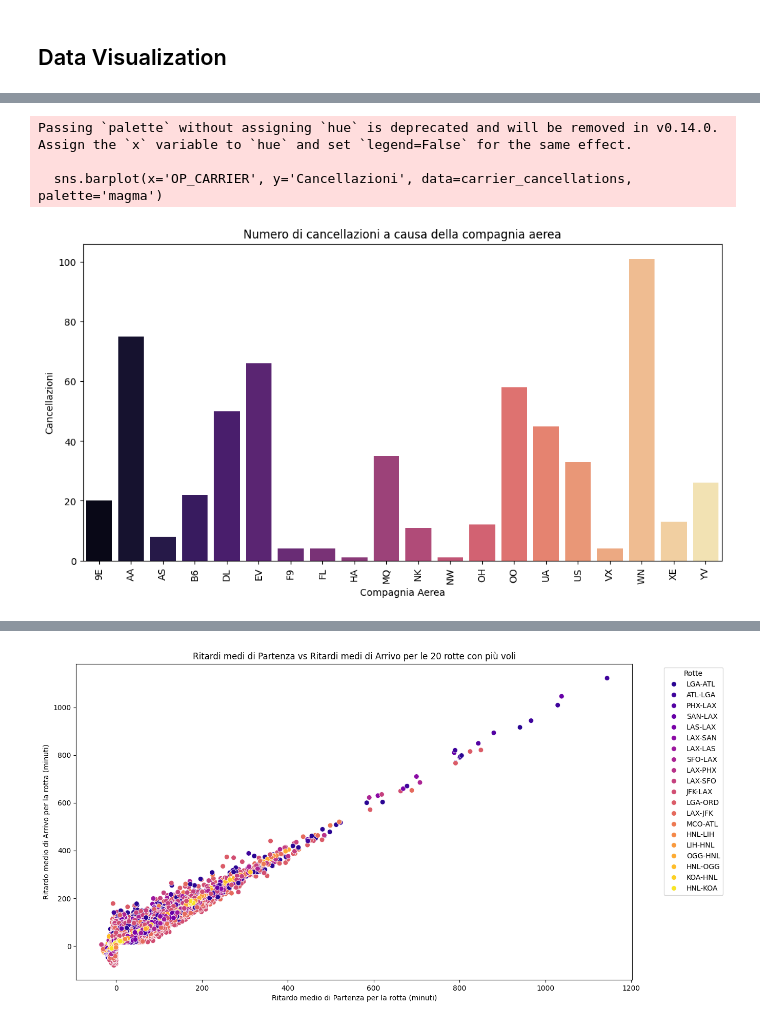
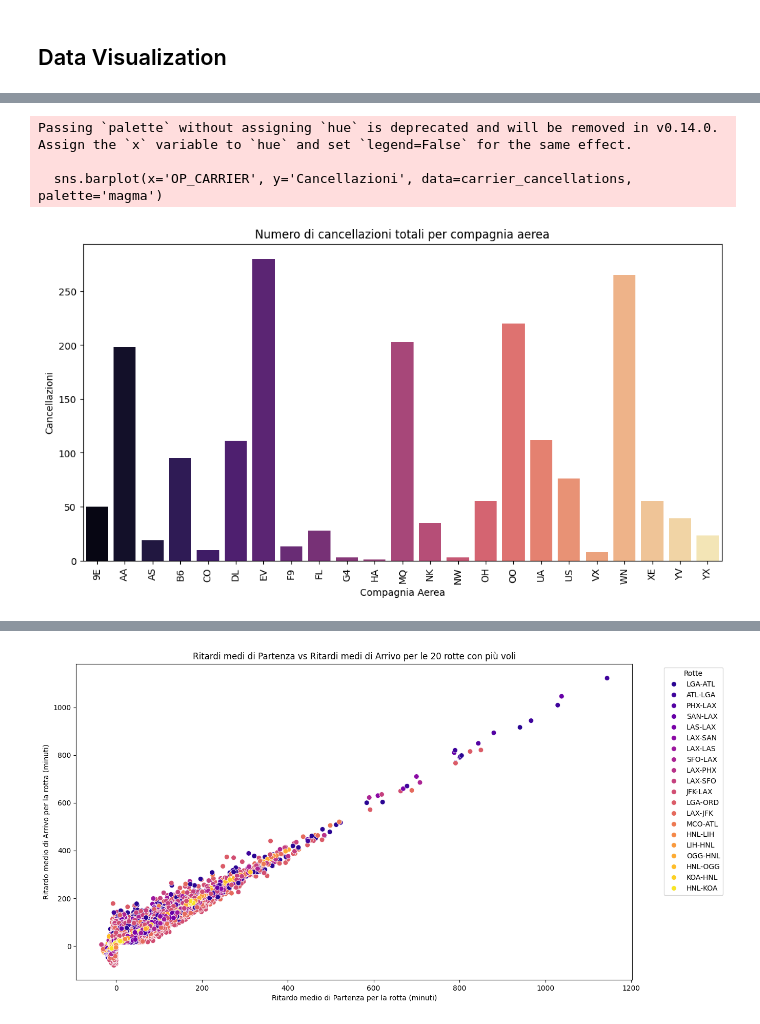
Before and after one commit to Walter-Di-Sabatino/Time-Series-Data-Science-Project, a Jupyter notebook: data_visualization.ipynb, the cells around one changed output, grey strips where cells are left out. Drawn from its saved outputs; the diff is of its cells as text; code cells hidden in the pictures.

```diff
--- a/data_visualization.ipynb
+++ b/data_visualization.ipynb
@@ -58,8 +40,8 @@ plt.show()
 # %%
 # Definire i voli puntuali, in ritardo e in anticipo
 df['Puntualità'] = pd.cut(df['ARR_DELAY'],
-                          bins=[-float('inf'), -5, 0, 30, float('inf')],
-                          labels=['In anticipo', 'Puntuale', 'In ritardo', 'In ritardo estremo'])
+                          bins=[-float('inf'), -5, 0, +5],
+                          labels=['In anticipo', 'Puntuale', 'In ritardo'])
 
 # Raggruppare per compagnia aerea e tipo di puntualità, contando il numero di voli
 carrier_punctuality = df.groupby(['OP_CARRIER', 'Puntualità']).size().unstack(fill_value=0)
@@ -140,16 +124,16 @@ plt.show()
 # %%
 # Calcolo delle cancellazioni per compagnia aerea (a causa della compagnia stessa)
-carrier_cancellations = df[df['CANCELLATION_REASON'] == 'Airline/Carrier'].groupby('OP_CARRIER').size().reset_index(name='Cancellazioni')
+carrier_cancellations = df[df['CANCELLED'] == 1.0 ].groupby('OP_CARRIER').size().reset_index(name='Cancellazioni')
 
 # Creazione del grafico
 plt.figure(figsize=(12, 6))
 sns.barplot(x='OP_CARRIER', y='Cancellazioni', data=carrier_cancellations, palette='magma')
-plt.title('Numero di cancellazioni a causa della compagnia aerea')
+plt.title('Numero di cancellazioni totali per compagnia aerea')
 plt.xlabel('Compagnia Aerea')
 plt.xticks(rotation=90)
 plt.show()
 # %% [output]
 Passing `palette` without assigning `hue` is deprecated and will be removed in v0.14.0. Assign the `x` variable to `hue` and set `legend=False` for the same effect.
 
   sns.barplot(x='OP_CARRIER', y='Cancellazioni', data=carrier_cancellations, palette='magma')
-[figure, old version]
+[figure, new version]
```
Also changed, not shown: parts of 9 cells of this notebook, 1 other file.
